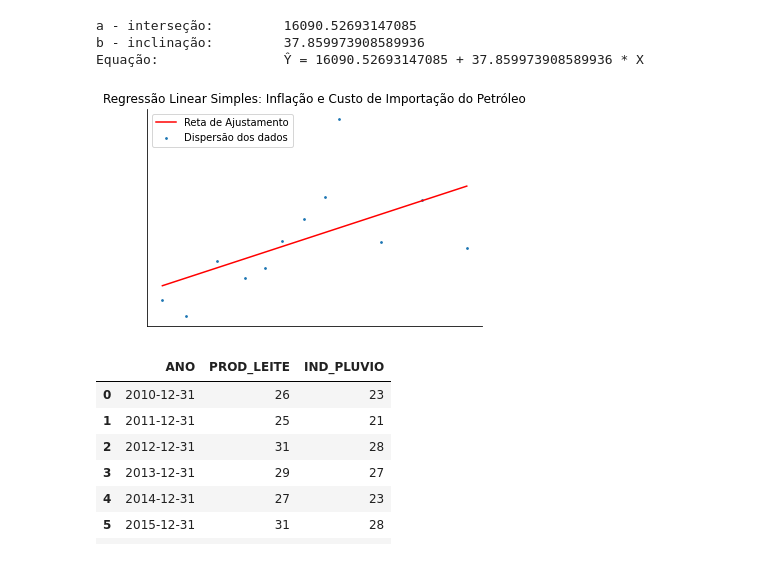
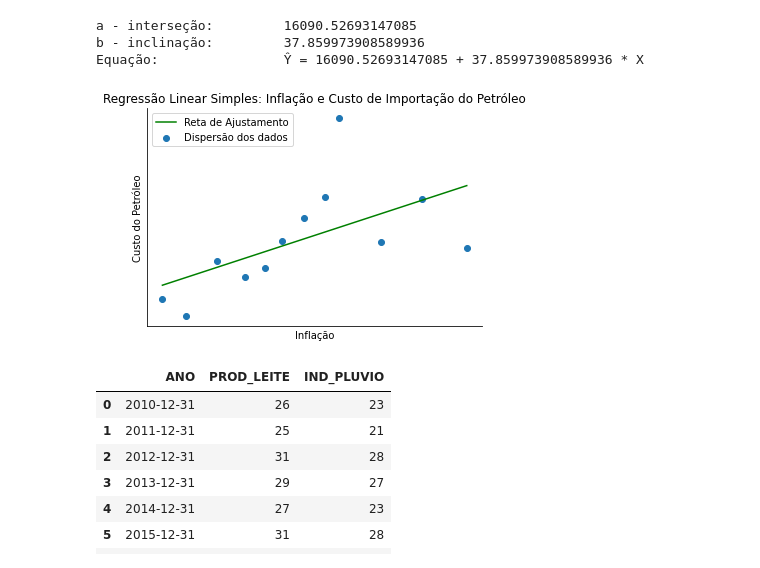
Before and after one commit to janiosl/python.ds, a Jupyter notebook: estatistica/estatistica_basica.ipynb, the cells around one changed output. Saved outputs shown, nothing was run; the diff lists cells and outputs as text; code cells hidden in the pictures.

```diff
--- a/estatistica/estatistica_basica.ipynb
+++ b/estatistica/estatistica_basica.ipynb
@@ -1020,0 +1007,4 @@ Onde:
+# %%
+arquivo = 'https://raw.githubusercontent.com/janiosl/python.ds/master/data/petroleo.csv'
+petroleo = pd.read_csv(arquivo)
+petroleo
@@ -1053,16 +1083,18 @@ b - inclinação:         37.859973908589936
 Equação:                Ŷ = 16090.52693147085 + 37.859973908589936 * X
 # %%
 # plotar pontos e retas com parâmetros otimizados
-plt.scatter(x, y, s=3)
-plt.plot(x, (x * inclinacao + intersecao), color='r')
+plt.scatter(x, y)
+plt.plot(x, (x * inclinacao + intersecao), color='g')
 plt.legend(['Reta de Ajustamento', 'Dispersão dos dados'])
 plt.title(
     'Regressão Linear Simples: Inflação e Custo de Importação do Petróleo')
 plt.xticks([])
 plt.yticks([])
+plt.xlabel('Inflação')
+plt.ylabel('Custo do Petróleo')
 sns.despine()
 # %% [output]
-[figure, old version]
+[figure, new version]
 # %%
 """
 Exemplo
```
Also changed, not shown: parts of 15 cells of this notebook.
